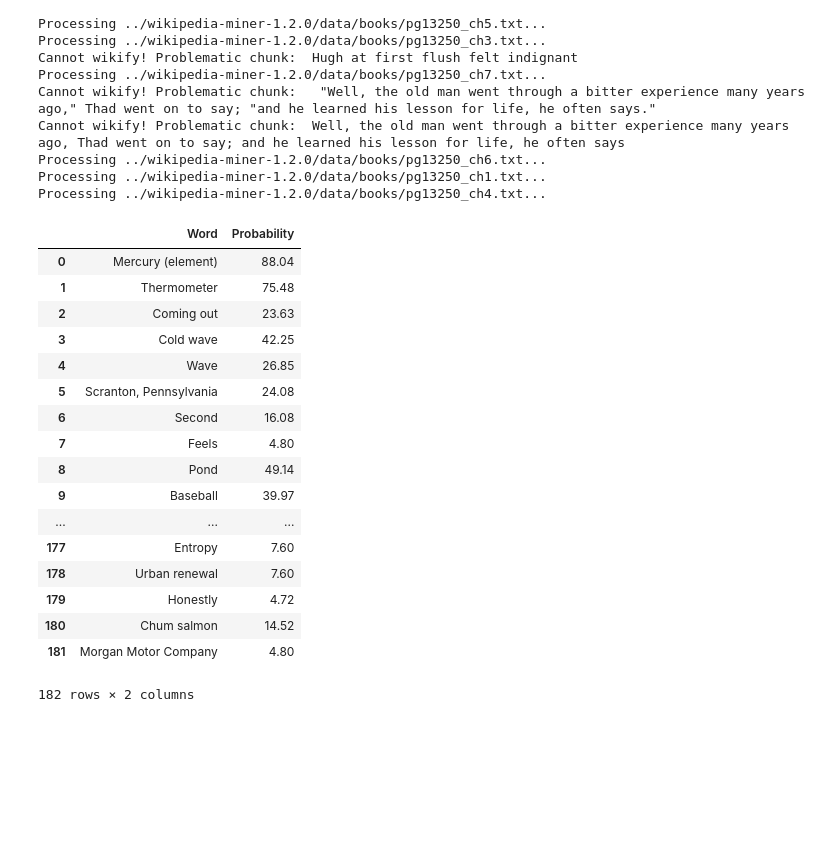
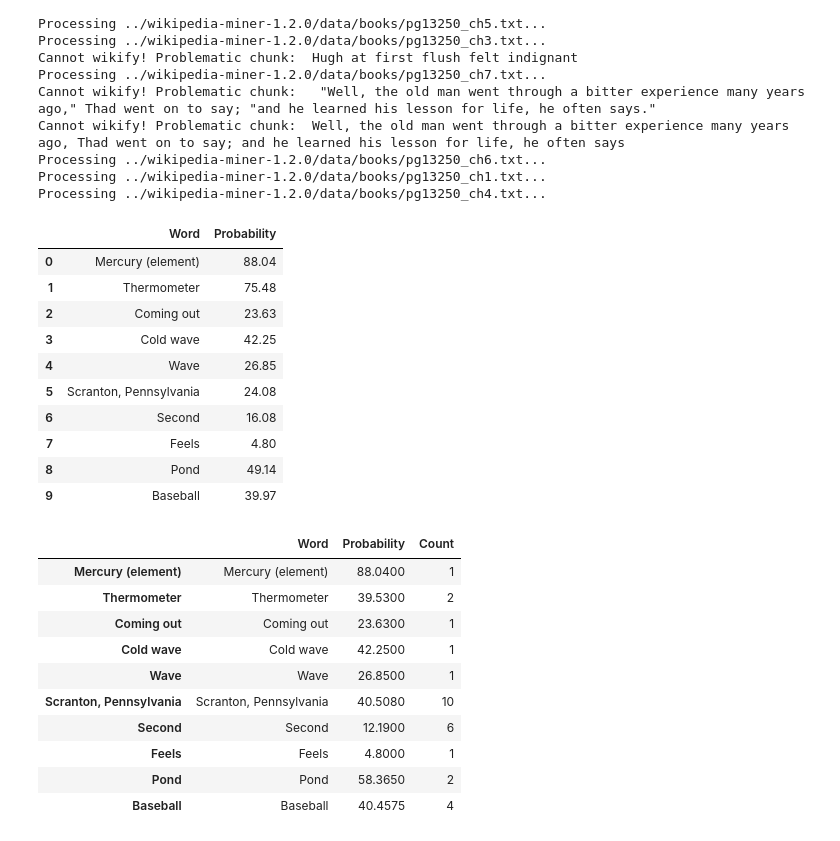
Before and after one commit to c-martinez/BeyondTheBook, a Jupyter notebook: Wikipedia miner interface.ipynb, the cells around one changed output. Cells and saved outputs as stored; diff of their text form; code cells hidden in the pictures; blank space fills up the shorter version.

Commit message:
Update wikipedia miner

```diff
--- a/Wikipedia miner interface.ipynb
+++ b/Wikipedia miner interface.ipynb
@@ -186,27 +186,41 @@ Processing ../wikipedia-miner-1.2.0/data/books/pg13250_ch4.txt...
 import pandas as pd
 import numpy as np
 # %%
-data = pd.read_csv('../wikipedia-miner-1.2.0/data/books/pyAnnotations/pg13250_ch1_paragraph.txt',
-    names = ['Word','Probability'], quotechar='"')
+# dataFile = '../wikipedia-miner-1.2.0/data/books/pyAnnotations/pg13250_ch1_paragraph.txt'
+dataFile = 'data/books/pyAnnotations/pg13250_ch1_paragraph.txt'
+
+data = pd.read_csv(dataFile,names = ['Word','Probability'], quotechar='"')
 data['Probability'] = data['Probability'].apply(lambda x: np.double(x.replace('%', '')))
 # %%
-data
+data[:10]
 # %% [output]
 |  | Word | Probability |
 | 0 | Mercury (element) | 88.04 |
 | 1 | Thermometer | 75.48 |
 | 2 | Coming out | 23.63 |
 | 3 | Cold wave | 42.25 |
 | 4 | Wave | 26.85 |
 | 5 | Scranton, Pennsylvania | 24.08 |
 | 6 | Second | 16.08 |
 | 7 | Feels | 4.80 |
 | 8 | Pond | 49.14 |
 | 9 | Baseball | 39.97 |
-| ... | ... | ... |
-| 177 | Entropy | 7.60 |
-| 178 | Urban renewal | 7.60 |
-| 179 | Honestly | 4.72 |
-| 180 | Chum salmon | 14.52 |
-| 181 | Morgan Motor Company | 4.80 |
-182 rows × 2 columns
+# %%
+byWord = data.groupby('Word')
+words = data['Word'].unique()
+data2 = pd.DataFrame(words, index=words, columns=['Word'])
+data2['Probability'] = byWord.mean()
+data2['Count'] = byWord.size()
+data2[:10]
+# %% [output]
+|  | Word | Probability | Count |
+| Mercury (element) | Mercury (element) | 88.0400 | 1 |
+| Thermometer | Thermometer | 39.5300 | 2 |
+| Coming out | Coming out | 23.6300 | 1 |
+| Cold wave | Cold wave | 42.2500 | 1 |
+| Wave | Wave | 26.8500 | 1 |
+| Scranton, Pennsylvania | Scranton, Pennsylvania | 40.5080 | 10 |
+| Second | Second | 12.1900 | 6 |
+| Feels | Feels | 4.8000 | 1 |
+| Pond | Pond | 58.3650 | 2 |
+| Baseball | Baseball | 40.4575 | 4 |
```
Also changed, not shown: parts of 14 cells of this notebook, 44 other files.
